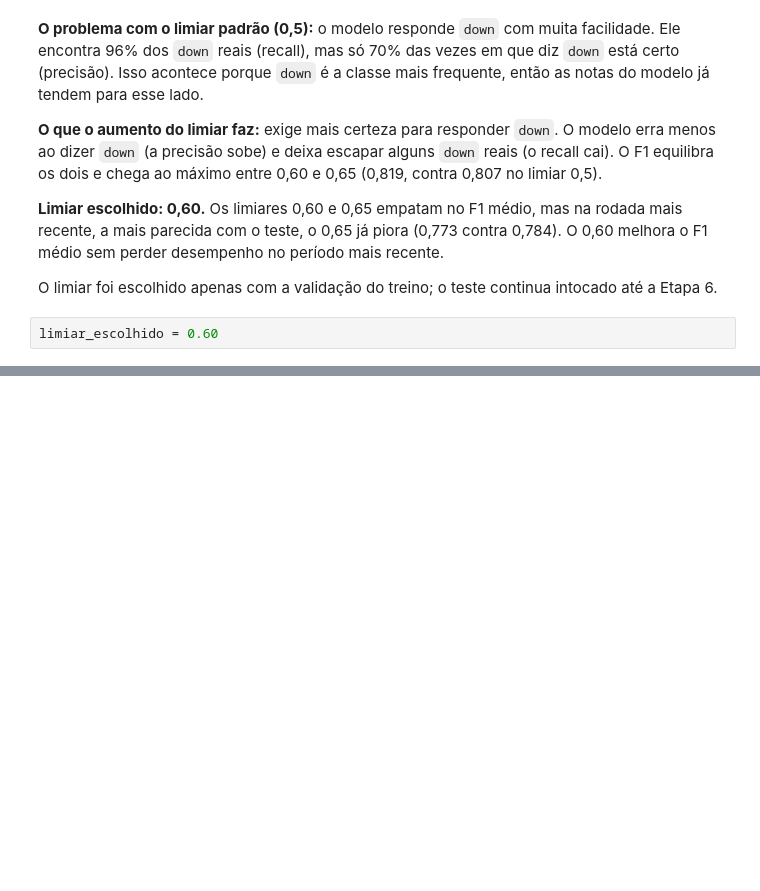
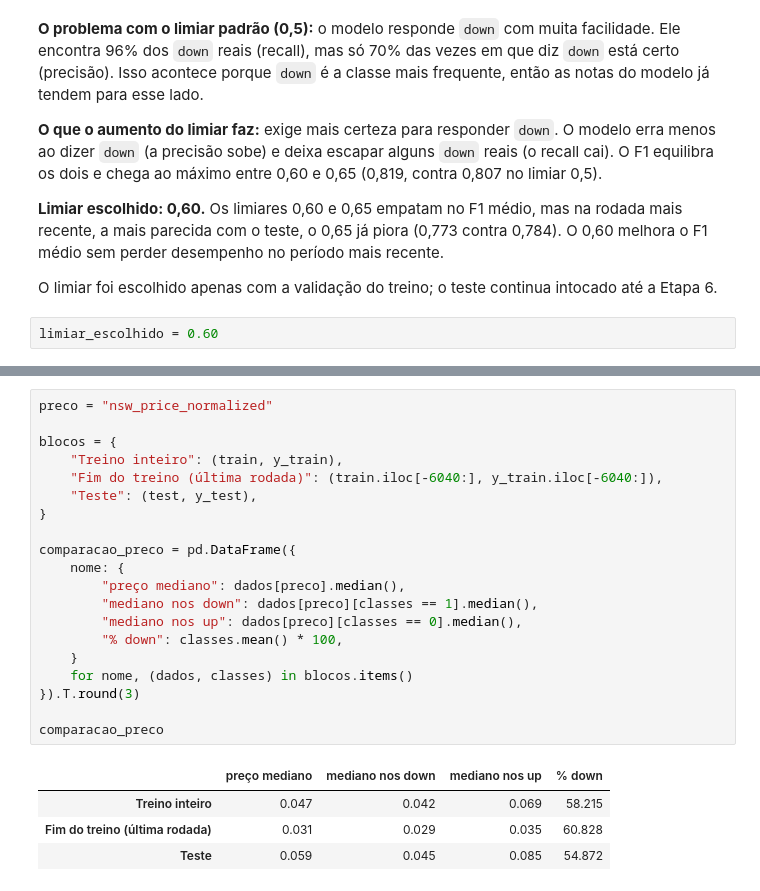
Before and after one commit to eshernandes/aprendizado-maquina-electricity, a Jupyter notebook: notebooks/electricity.ipynb, the cells around one changed output, grey strips where cells are left out. Cells and saved outputs as stored; diff of their text form; blank space fills up the shorter version.

```diff
--- a/notebooks/electricity.ipynb
+++ b/notebooks/electricity.ipynb
@@ -953,0 +1027,25 @@ limiar_escolhido = 0.60
+# %%
+preco = "nsw_price_normalized"
+
+blocos = {
+    "Treino inteiro": (train, y_train),
+    "Fim do treino (última rodada)": (train.iloc[-6040:], y_train.iloc[-6040:]),
+    "Teste": (test, y_test),
+}
+
+comparacao_preco = pd.DataFrame({
+    nome: {
+        "preço mediano": dados[preco].median(),
+        "mediano nos down": dados[preco][classes == 1].median(),
+        "mediano nos up": dados[preco][classes == 0].median(),
+        "% down": classes.mean() * 100,
+    }
+    for nome, (dados, classes) in blocos.items()
+}).T.round(3)
+
+comparacao_preco
+# %% [output]
+|  | preço mediano | mediano nos down | mediano nos up | % down |
+| Treino inteiro | 0.047 | 0.042 | 0.069 | 58.215 |
+| Fim do treino (última rodada) | 0.031 | 0.029 | 0.035 | 60.828 |
+| Teste | 0.059 | 0.045 | 0.085 | 54.872 |
```
Also changed, not shown: parts of 6 cells of this notebook.
